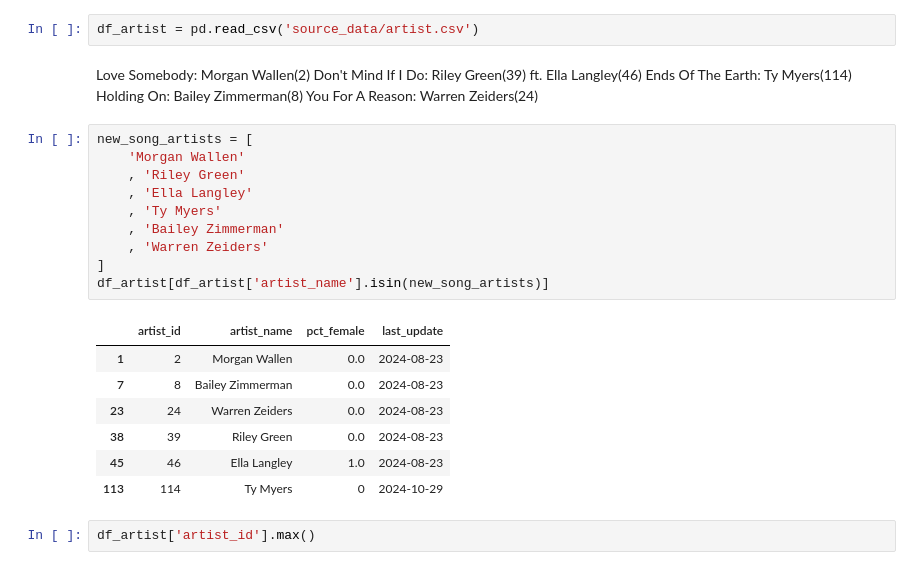
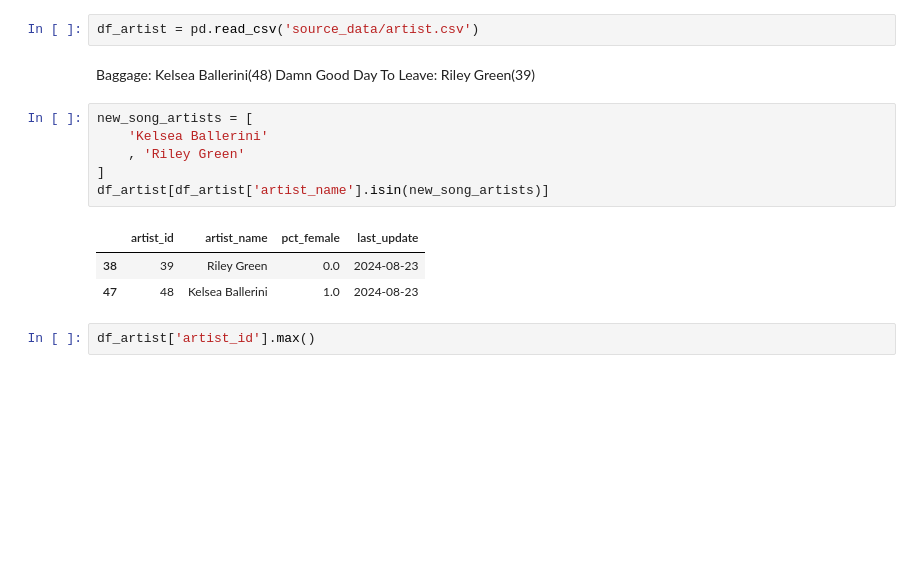
Before and after one commit to jwmanahan/billboard, a Jupyter notebook: add_new_week.ipynb, the cells around one changed output. Saved outputs shown, nothing was run; the diff lists cells and outputs as text; blank space fills up the shorter version.

```diff
--- a/add_new_week.ipynb
+++ b/add_new_week.ipynb
@@ -147,29 +147,18 @@ print(list(new_song_to_rank.keys()))
 # %%
 df_artist = pd.read_csv('source_data/artist.csv')
 # %% [markdown]
-Love Somebody: Morgan Wallen(2)
-Don't Mind If I Do: Riley Green(39) ft. Ella Langley(46)
-Ends Of The Earth: Ty Myers(114)
-Holding On: Bailey Zimmerman(8)
-You For A Reason: Warren Zeiders(24)
+Baggage: Kelsea Ballerini(48)
+Damn Good Day To Leave: Riley Green(39)
 # %%
 new_song_artists = [
-    'Morgan Wallen'
+    'Kelsea Ballerini'
     , 'Riley Green'
-    , 'Ella Langley'
-    , 'Ty Myers'
-    , 'Bailey Zimmerman'
-    , 'Warren Zeiders'
 ]
 df_artist[df_artist['artist_name'].isin(new_song_artists)]
 # %% [output]
 |  | artist_id | artist_name | pct_female | last_update |
-| 1 | 2 | Morgan Wallen | 0.0 | 2024-08-23 |
-| 7 | 8 | Bailey Zimmerman | 0.0 | 2024-08-23 |
-| 23 | 24 | Warren Zeiders | 0.0 | 2024-08-23 |
 | 38 | 39 | Riley Green | 0.0 | 2024-08-23 |
-| 45 | 46 | Ella Langley | 1.0 | 2024-08-23 |
-| 113 | 114 | Ty Myers | 0 | 2024-10-29 |
+| 47 | 48 | Kelsea Ballerini | 1.0 | 2024-08-23 |
 # %%
 df_artist['artist_id'].max()
 # %% [output]
```
Also changed, not shown: parts of 24 cells of this notebook, 4 other files.
